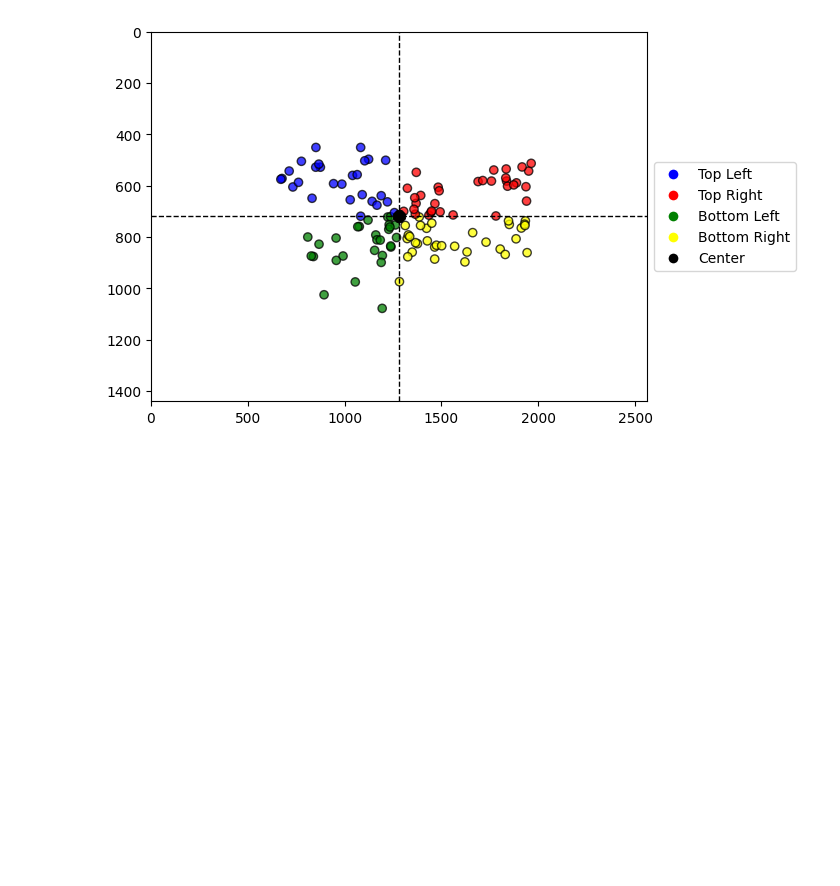
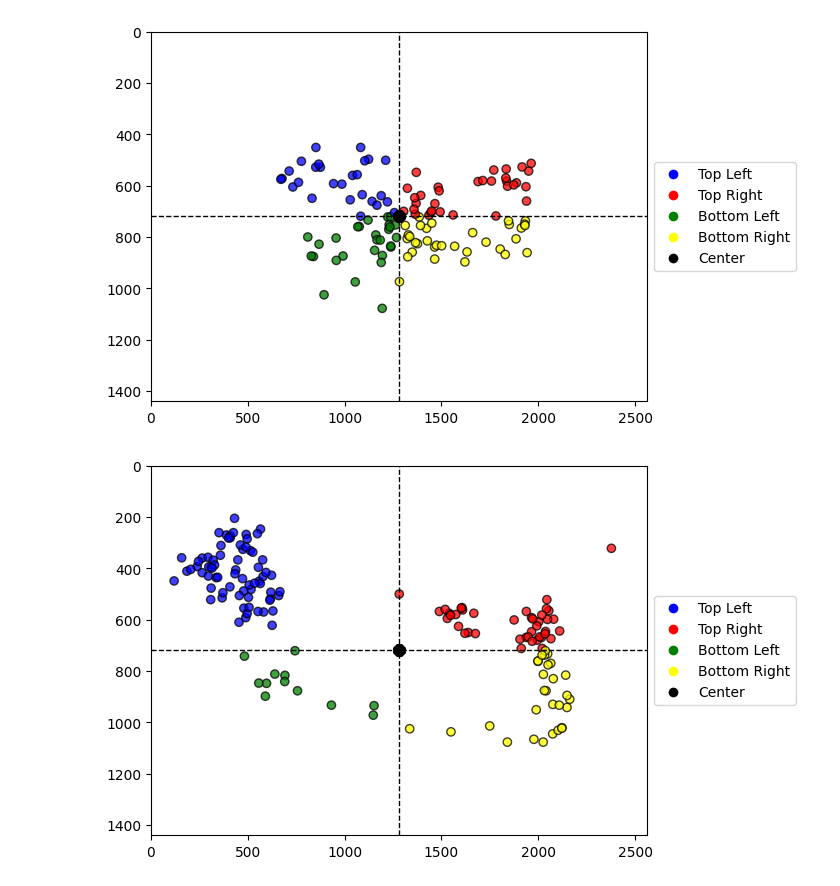
Before and after one commit to patherstevenson/EyeTracking, a Jupyter notebook: notebooks/plot_gaze_tracking.ipynb, the cells around one changed output. Drawn from its saved outputs; the diff is of its cells as text; code cells hidden in the pictures; blank space fills up the shorter version.

```diff
--- a/notebooks/plot_gaze_tracking.ipynb
+++ b/notebooks/plot_gaze_tracking.ipynb
@@ -57,3 +57,7 @@ def plot_experiments_bee(file):
 plot_experiments_bee("gaze_2025-02-19_06-11-22.pkl")
 # %% [output]
 [figure]
+# %%
+plot_experiments_bee("gaze_2025-02-20_09-58-46.pkl")
+# %% [output]
+[figure, added]
```
Also changed, not shown: 7 other files.
